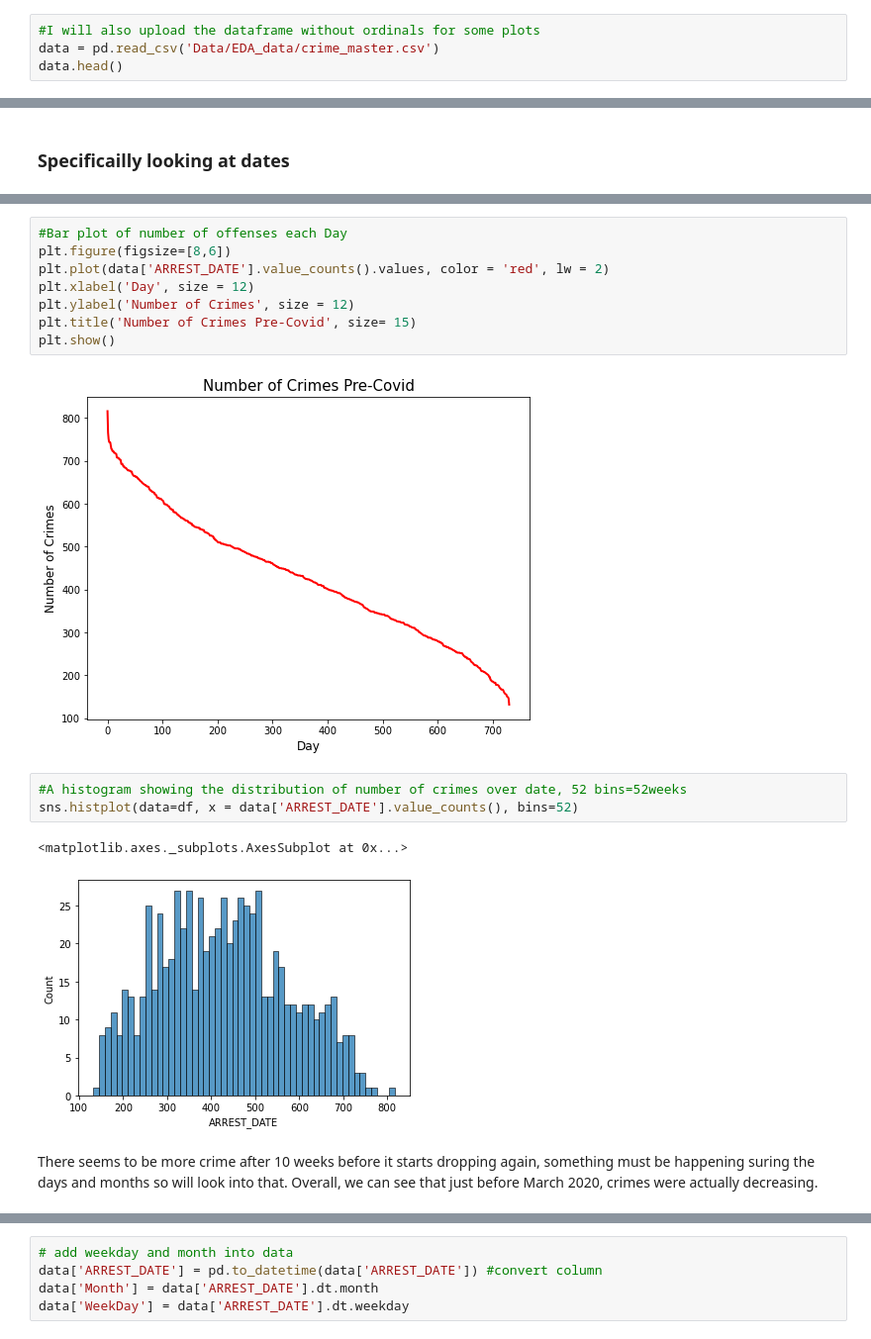
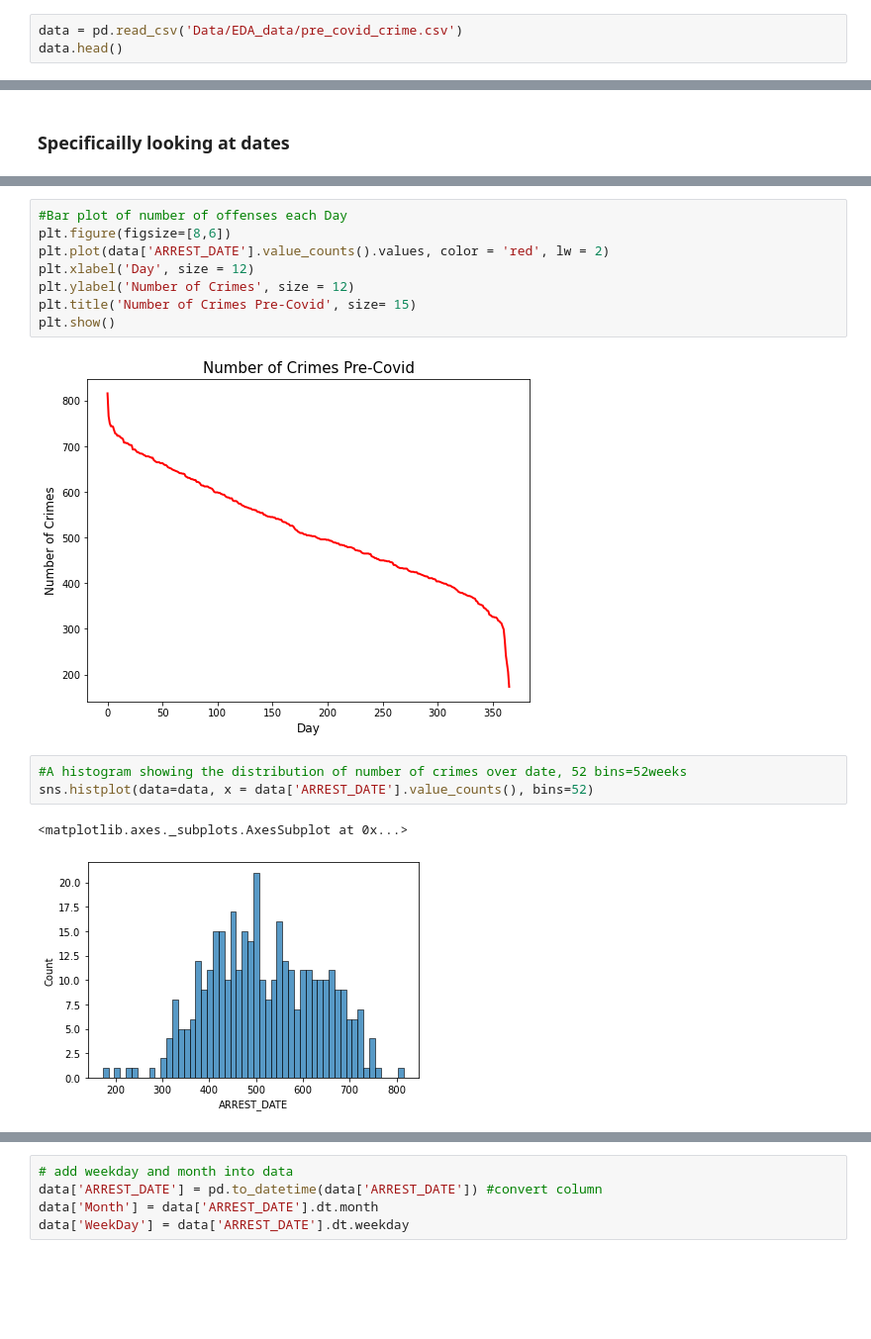
Before and after one commit to MudSnail/MidTerm, a Jupyter notebook: Pre_Covid_EDA.ipynb, the cells around one changed output, grey strips where cells are left out. Shown at 99% size. Cells and saved outputs as stored; diff of their text form; blank space fills up the shorter version.

Commit message:
Fixed dataframe issue

```diff
--- a/Pre_Covid_EDA.ipynb
+++ b/Pre_Covid_EDA.ipynb
@@ -35,6 +36,5 @@ df.head()
 # %%
-#I will also upload the dataframe without ordinals for some plots
-data = pd.read_csv('Data/EDA_data/crime_master.csv')
+data = pd.read_csv('Data/EDA_data/pre_covid_crime.csv')
 data.head()
 # %% [output]
 |  | ARREST_DATE | Crime Severity | ARREST_BORO | AGE_GROUP | PERP_SEX | PERP_RACE | Latitude | Longitude | ... |
@@ -78,12 +89,10 @@ plt.ylabel('Number of Crimes', size = 12)
 plt.title('Number of Crimes Pre-Covid', size= 15)
 plt.show()
 # %% [output]
-[figure, old version]
+[figure, new version]
 # %%
 #A histogram showing the distribution of number of crimes over date, 52 bins=52weeks
-sns.histplot(data=df, x = data['ARREST_DATE'].value_counts(), bins=52)
+sns.histplot(data=data, x = data['ARREST_DATE'].value_counts(), bins=52)
 # %% [output]
 <matplotlib.axes._subplots.AxesSubplot at 0x...>
-[figure, old version]
+[figure, new version]
-# %% [markdown]
-There seems to be more crime after 10 weeks before it starts dropping again, something must be happening suring the days and months so will look into that. Overall, we can see that just before March 2020, crimes were actually decreasing.
```
Also changed, not shown: parts of 38 cells of this notebook.
